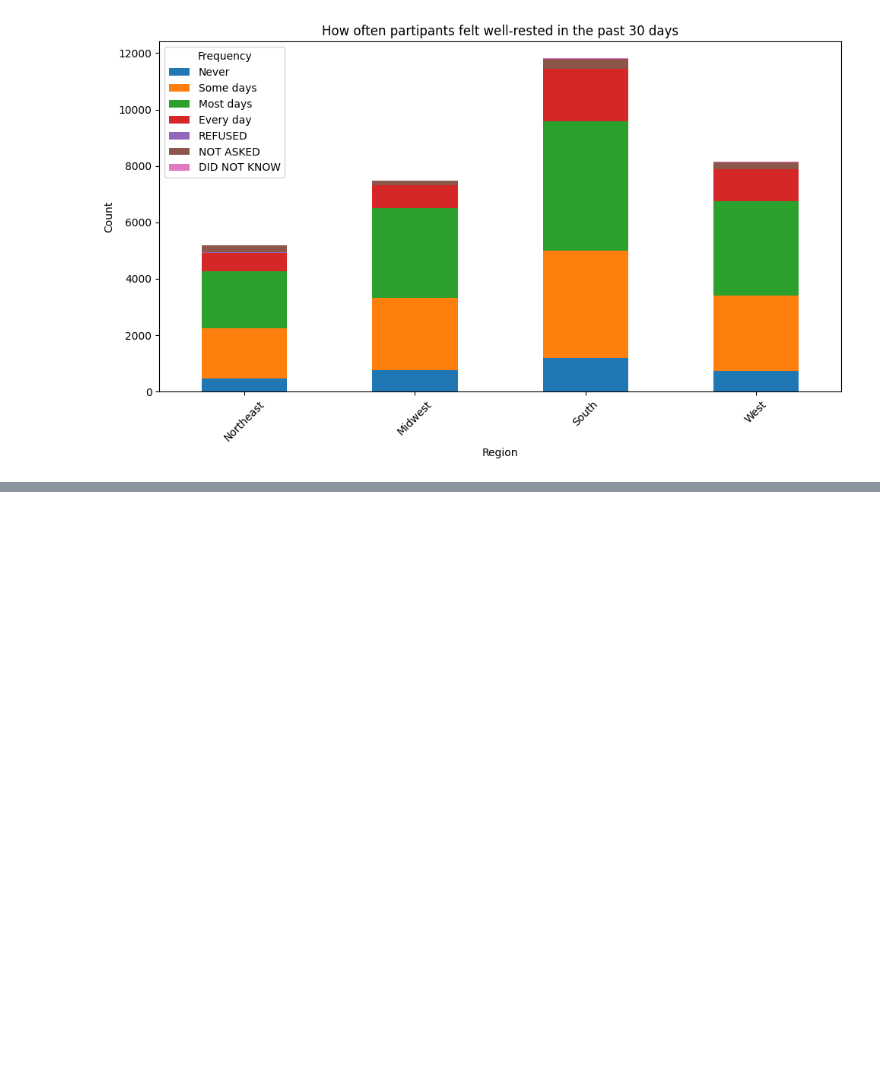
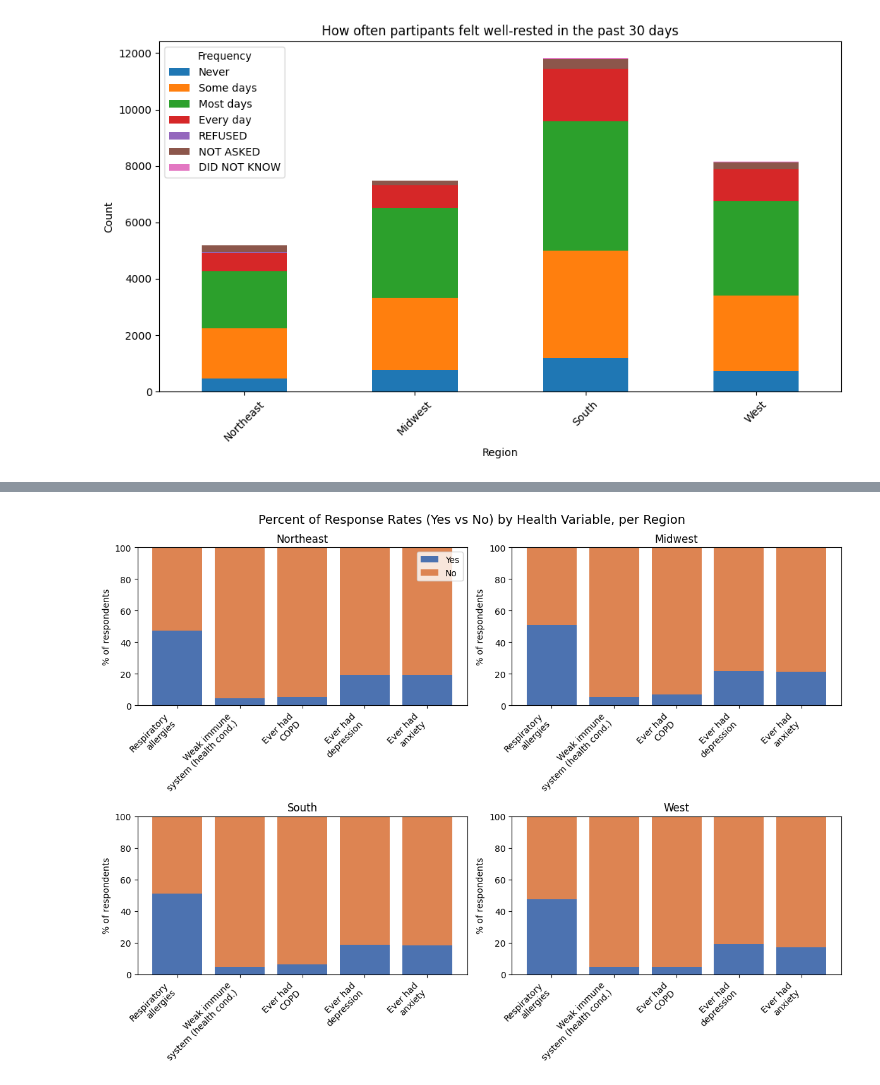
Before and after one commit to agrace339/Data-Center-Impact-Explorer, a Jupyter notebook: Script/Health_Data_Cleaning_and_Investigation.ipynb, the cells around one changed output, grey strips where cells are left out. Cells and saved outputs as stored; diff of their text form; code cells hidden in the pictures; blank space fills up the shorter version.

```diff
--- a/Script/Health_Data_Cleaning_and_Investigation.ipynb
+++ b/Script/Health_Data_Cleaning_and_Investigation.ipynb
@@ -489,0 +564,46 @@ plt.show()
+# %%
+import numpy as np
+import matplotlib.pyplot as plt
+
+cols = ['CURRESP_A', 'HLTHCOND_A', 'COPDEV_A', 'DEPEV_A', 'ANXEV_A']
+col_labels = [
+    "Respiratory\nallergies",
+    "Weak immune\nsystem (health cond.)",
+    "Ever had\nCOPD",
+    "Ever had\ndepression",
+    "Ever had\nanxiety",
+]
+
+region_names = {1: 'Northeast', 2: 'Midwest', 3: 'South', 4: 'West'}
+regions = sorted(dfnhis_refined['REGION'].unique())
+
+fig, axes = plt.subplots(2, 2, figsize=(12, 9))
+axes = axes.flatten()
+
+x = np.arange(len(cols))
+
+for i, region in enumerate(regions):
+    ax = axes[i]
+    sub = dfnhis_refined[dfnhis_refined['REGION'] == region]
+
+    # captures the 1 and 2
+    counts = sub[cols].apply(lambda s: s.value_counts()).reindex([1, 2], fill_value=0)
+
+    # converting from raw counts to perecents
+    pct = counts.div(counts.sum(axis=0), axis=1) * 100
+
+    ax.bar(x, pct.loc[1], label='Yes', color='#4C72B0')
+    ax.bar(x, pct.loc[2], bottom=pct.loc[1], label='No', color='#DD8452')
+
+    ax.set_title(region_names[region])
+    ax.set_xticks(x)
+    ax.set_xticklabels(col_labels, rotation=45, ha='right')
+    ax.set_ylabel('% of respondents')
+    ax.set_ylim(0, 100)
+
+axes[0].legend()
+fig.suptitle('Percent of Response Rates (Yes vs No) by Health Variable, per Region', fontsize=14)
+plt.tight_layout()
+plt.show()
+# %% [output]
+[figure, added]
```
Also changed, not shown: parts of 10 cells of this notebook.
